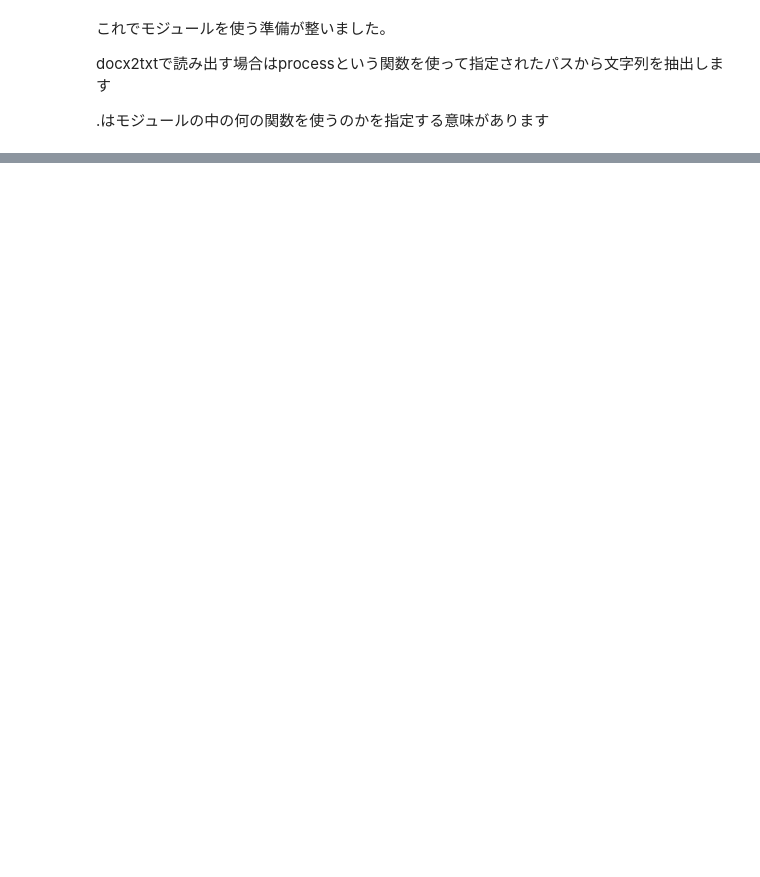
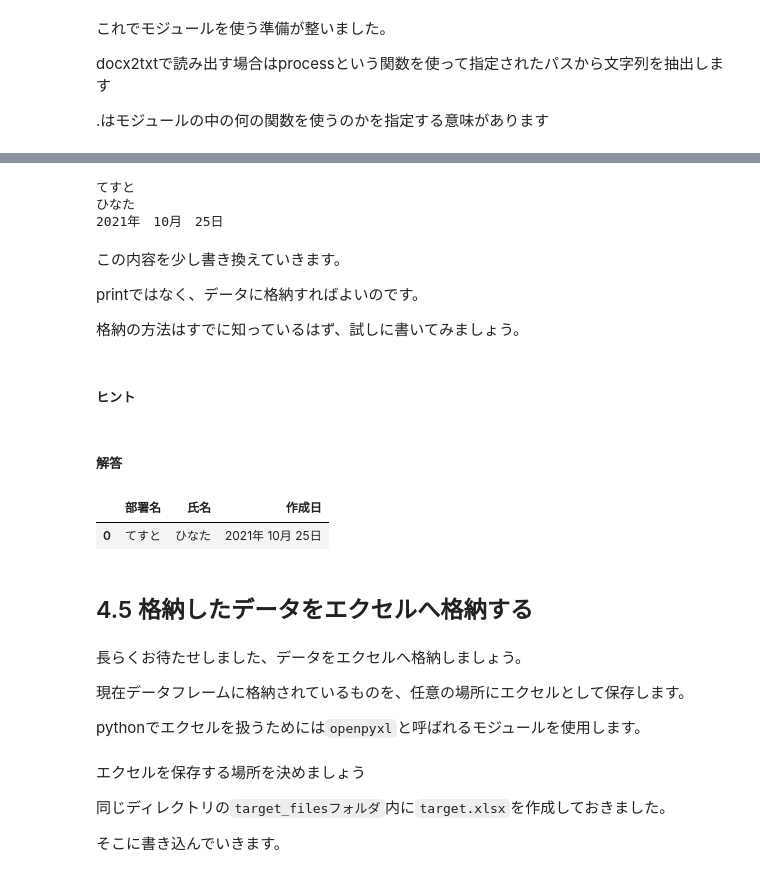
Before and after one commit to HinataKikuchi/Python_study_group, a Jupyter notebook: Lesson0.ipynb, the cells around one changed output, grey strips where cells are left out. Saved outputs shown, nothing was run; the diff lists cells and outputs as text; code cells hidden in the pictures; blank space fills up the shorter version.

````diff
--- a/Lesson0.ipynb
+++ b/Lesson0.ipynb
@@ -288,0 +413,18 @@ text.split('\n')
+# %%
+for idx, val in enumerate(words):
+  if val == '部署名':
+    print(words[idx + 2])
+  if val == '氏名':
+    print(words[idx + 2])
+  if val == '作成日':
+    print(words[idx + 2])
+# %% [output]
+てすと
+ひなた
+2021年　10月　25日
+# %% [markdown]
+この内容を少し書き換えていきます。
+
+printではなく、データに格納すればよいのです。
+
+格納の方法はすでに知っているはず、試しに書いてみましょう。
@@ -288,0 +433,35 @@ text.split('\n')
+# %% [markdown]
+##### ヒント
+# %%
+# はてな部分が分かればすぐに解けるはず！
+for idx, val in enumerate(words):
+  if val == '部署名':
+    ??? = [words[idx + 2]]
+  if val == '氏名':
+    ??? = [words[idx + 2]]
+  if val == '作成日':
+    ??? = [words[idx + 2]]
+# %% [markdown]
+##### 解答
+# %%
+# はてな部分が分かればすぐに解けるはず！
+for idx, val in enumerate(words):
+  if val == '部署名':
+    df['部署名'] = [words[idx + 2]]
+  if val == '氏名':
+    df['氏名'] = [words[idx + 2]]
+  if val == '作成日':
+    df['作成日'] = [words[idx + 2]]
+# %%
+df
+# %% [output]
+|  | 部署名 | 氏名 | 作成日 |
+| 0 | てすと | ひなた | 2021年 10月 25日 |
+# %% [markdown]
+## 4.5 格納したデータをエクセルへ格納する
+# %% [markdown]
+長らくお待たせしました、データをエクセルへ格納しましょう。
+
+現在データフレームに格納されているものを、任意の場所にエクセルとして保存します。
+
+pythonでエクセルを扱うためには```openpyxl```と呼ばれるモジュールを使用します。
@@ -288,0 +472,6 @@ text.split('\n')
+# %% [markdown]
+エクセルを保存する場所を決めましょう
+
+同じディレクトリの```target_filesフォルダ```内に```target.xlsx```を作成しておきました。
+
+そこに書き込んでいきます。
````
Also changed, not shown: parts of 77 cells of this notebook.
